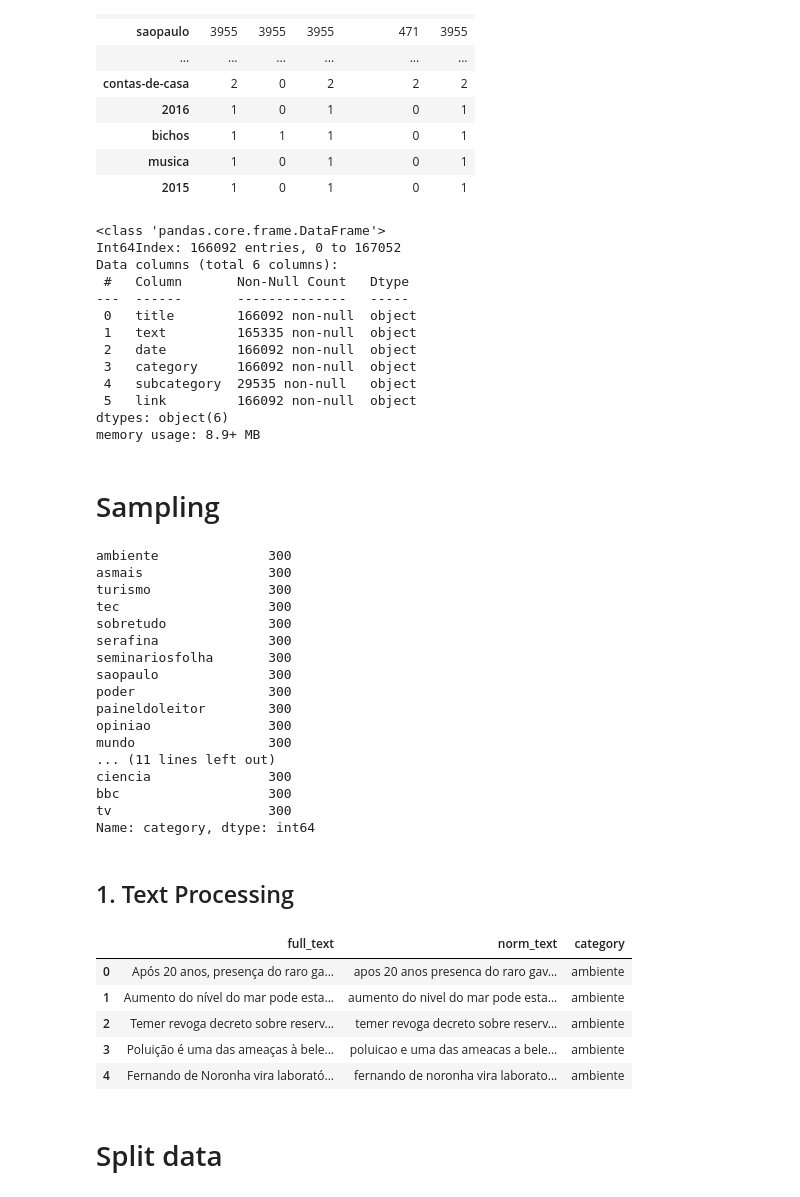
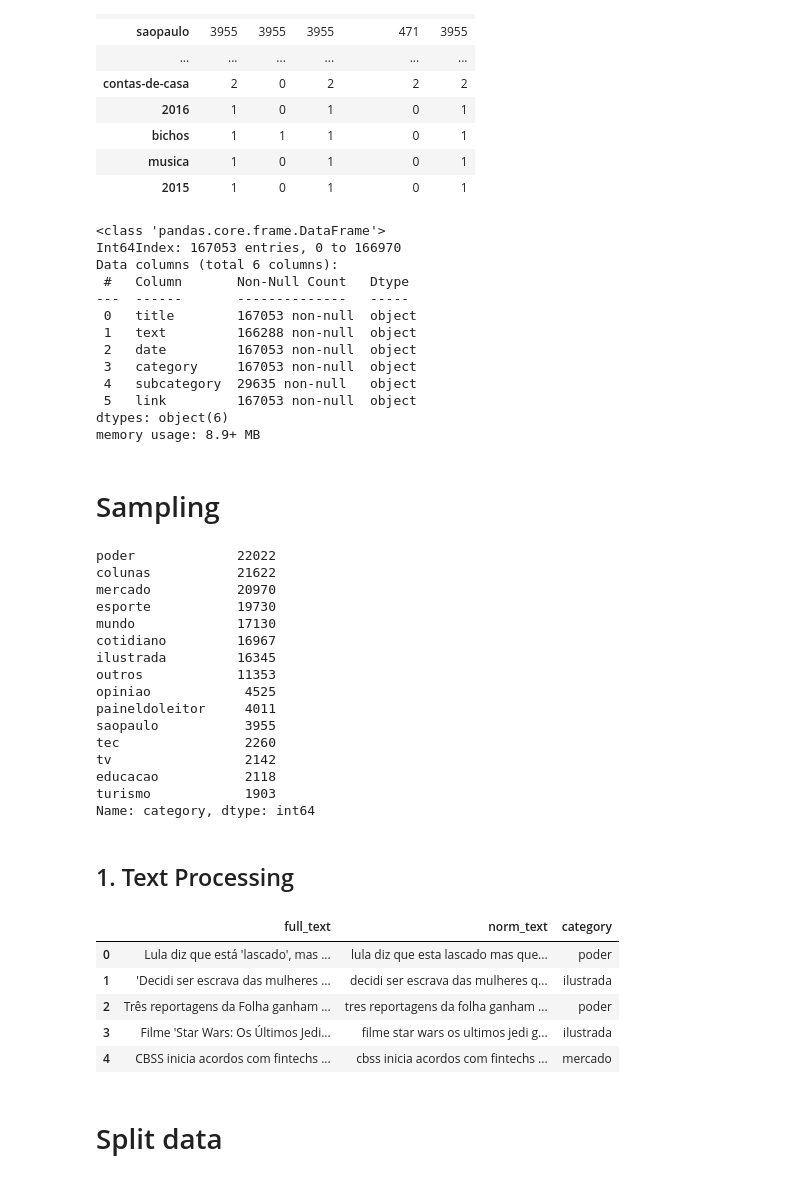
Before and after one commit to bombermal/Studies_proj_text_classification, a Jupyter notebook: main.ipynb, the cells around one changed output. Drawn from its saved outputs; the diff is of its cells as text; code cells hidden in the pictures.

```diff
--- a/main.ipynb
+++ b/main.ipynb
@@ -23,7 +23,7 @@ def remove_punctuation(text):
     Returns:
         str: string without punctuation
     """
-    return re.sub(r'[^a-zA-Z\d\s]', ' ', text)
+    return re.sub(r'[^a-zA-Z\s]', ' ', text)
 
 def remove_multiple_blank_spaces(text):
     """Remove multiple blank spaces from text
@@ -84,81 +84,84 @@ data.groupby("category").count().sort_values(by="title", ascending=False)
 | musica | 1 | 0 | 1 | 0 | 1 |
 | 2015 | 1 | 0 | 1 | 0 | 1 |
 # %%
-# To avoid unbalanced data, we will remove the categories with less than 300 items
-categories_mask = data["category"].value_counts() > 300
+# To avoid unbalanced data, we will remove the categories with less than 1500 items
+categories_mask = data["category"].value_counts() > 1500
 categories_mask = categories_mask[categories_mask.values].index
 # Filter data
 mask = data["category"].isin(categories_mask)
 data_filtered = data[mask]
+temp_df = data.loc[~mask]
+temp_df["category"] = "outros"
+
+data_filtered = pd.concat([data_filtered, temp_df])
 data_filtered.info()
 # %% [output]
 <class 'pandas.core.frame.DataFrame'>
-Int64Index: 166092 entries, 0 to 167052
+Int64Index: 167053 entries, 0 to 166970
 Data columns (total 6 columns):
  #   Column       Non-Null Count   Dtype
 ---  ------       --------------   -----
- 0   title        166092 non-null  object
- 1   text         165335 non-null  object
- 2   date         166092 non-null  object
- 3   category     166092 non-null  object
- 4   subcategory  29535 non-null   object
- 5   link         166092 non-null  object
+ 0   title        167053 non-null  object
+ 1   text         166288 non-null  object
+ 2   date         167053 non-null  object
+ 3   category     167053 non-null  object
+ 4   subcategory  29635 non-null   object
+ 5   link         167053 non-null  object
 dtypes: object(6)
 memory usage: 8.9+ MB
 # %% [markdown]
 # Sampling
 # %%
 seed = 333
-data_balanced = data_filtered.groupby('category').apply(lambda x: x.sample(300, random_state=seed))
+data_balanced = data_filtered.copy()#.groupby('category').apply(lambda x: x.sample(1500, random_state=seed))
 
 # Store the unused data for future use
-balanced_index = set(data_balanced.unstack(level=0).index)
-balanced_categories = data_balanced.category.unique()
-mask = ~(data_filtered.index.isin(balanced_index)) & (data_filtered.category.isin(balanced_categories))
-data_unbalanced = data_filtered[mask].reset_index(drop=True)
+# balanced_index = set(data_balanced.unstack(level=0).index)
+# balanced_categories = data_balanced.category.unique()
+# mask = ~(data_filtered.index.isin(balanced_index)) & (data_filtered.category.isin(balanced_categories))
+# data_unbalanced = data_filtered[mask].reset_index(drop=True)
 
 # Balanced data
 data_balanced.reset_index(drop=True, inplace=True)
 data_balanced.category.value_counts()
 # %% [output]
-ambiente              300
-asmais                300
-turismo               300
-tec                   300
-sobretudo             300
-serafina              300
-seminariosfolha       300
-saopaulo              300
-poder                 300
-paineldoleitor        300
-opiniao               300
-mundo                 300
-... (11 lines left out)
-ciencia               300
-bbc                   300
-tv                    300
+poder             22022
+colunas           21622
+mercado           20970
+esporte           19730
+mundo             17130
+cotidiano         16967
+ilustrada         16345
+outros            11353
+opiniao            4525
+paineldoleitor     4011
+saopaulo           3955
+tec                2260
+tv                 2142
+educacao           2118
+turismo            1903
 Name: category, dtype: int64
 # %% [markdown]
 ## 1. Text Processing
 # %%
 # Combining text and title
 df_balanced = data_balanced[["title", "text", "category"]].copy()
 df_balanced["full_text"] = df_balanced["title"] + " " + df_balanced["text"]
 # Text cleaning
 df_balanced["norm_text"] = df_balanced.full_text.apply(lambda x: remove_multiple_blank_spaces(
                                                 remove_punctuation(
                                                     unidecode(str(x).lower())
                                                 )
-                                            ))
+                                            ).strip())
 df_balanced = df_balanced[["full_text", "norm_text", "category"]]
 df_balanced.head()
 # %% [output]
 |  | full_text | norm_text | category |
-| 0 | Após 20 anos, presença do raro ga... | apos 20 anos presenca do raro gav... | ambiente |
-| 1 | Aumento do nível do mar pode esta... | aumento do nivel do mar pode esta... | ambiente |
-| 2 | Temer revoga decreto sobre reserv... | temer revoga decreto sobre reserv... | ambiente |
-| 3 | Poluição é uma das ameaças à bele... | poluicao e uma das ameacas a bele... | ambiente |
-| 4 | Fernando de Noronha vira laborató... | fernando de noronha vira laborato... | ambiente |
+| 0 | Lula diz que está 'lascado', mas ... | lula diz que esta lascado mas que... | poder |
+| 1 | 'Decidi ser escrava das mulheres ... | decidi ser escrava das mulheres q... | ilustrada |
+| 2 | Três reportagens da Folha ganham ... | tres reportagens da folha ganham ... | poder |
+| 3 | Filme 'Star Wars: Os Últimos Jedi... | filme star wars os ultimos jedi g... | ilustrada |
+| 4 | CBSS inicia acordos com fintechs ... | cbss inicia acordos com fintechs ... | mercado |
 # %%
 # Change category to numeric
 df_balanced["category"] = df_balanced.category.astype("category")
```
Also changed, not shown: parts of 15 cells of this notebook.
